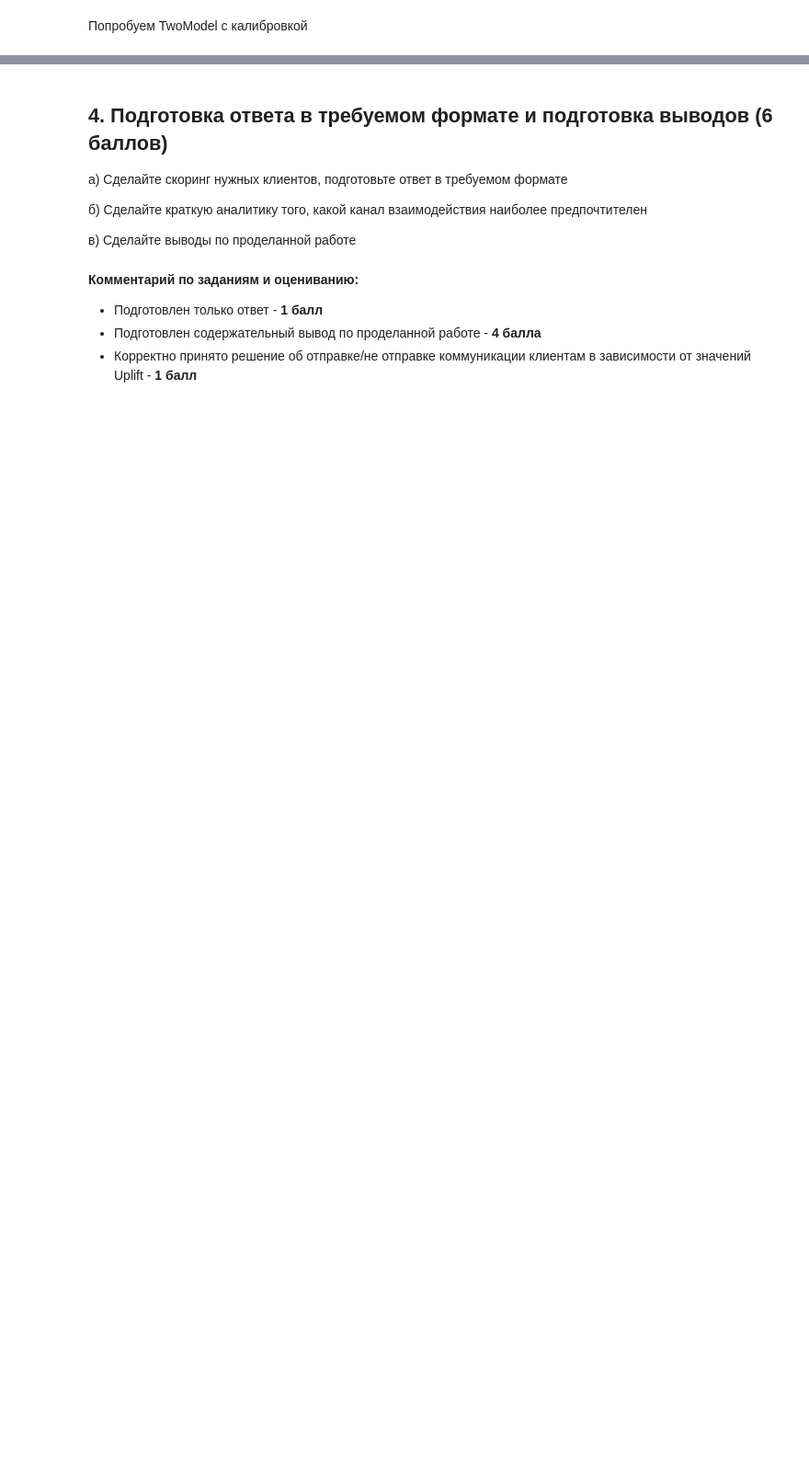
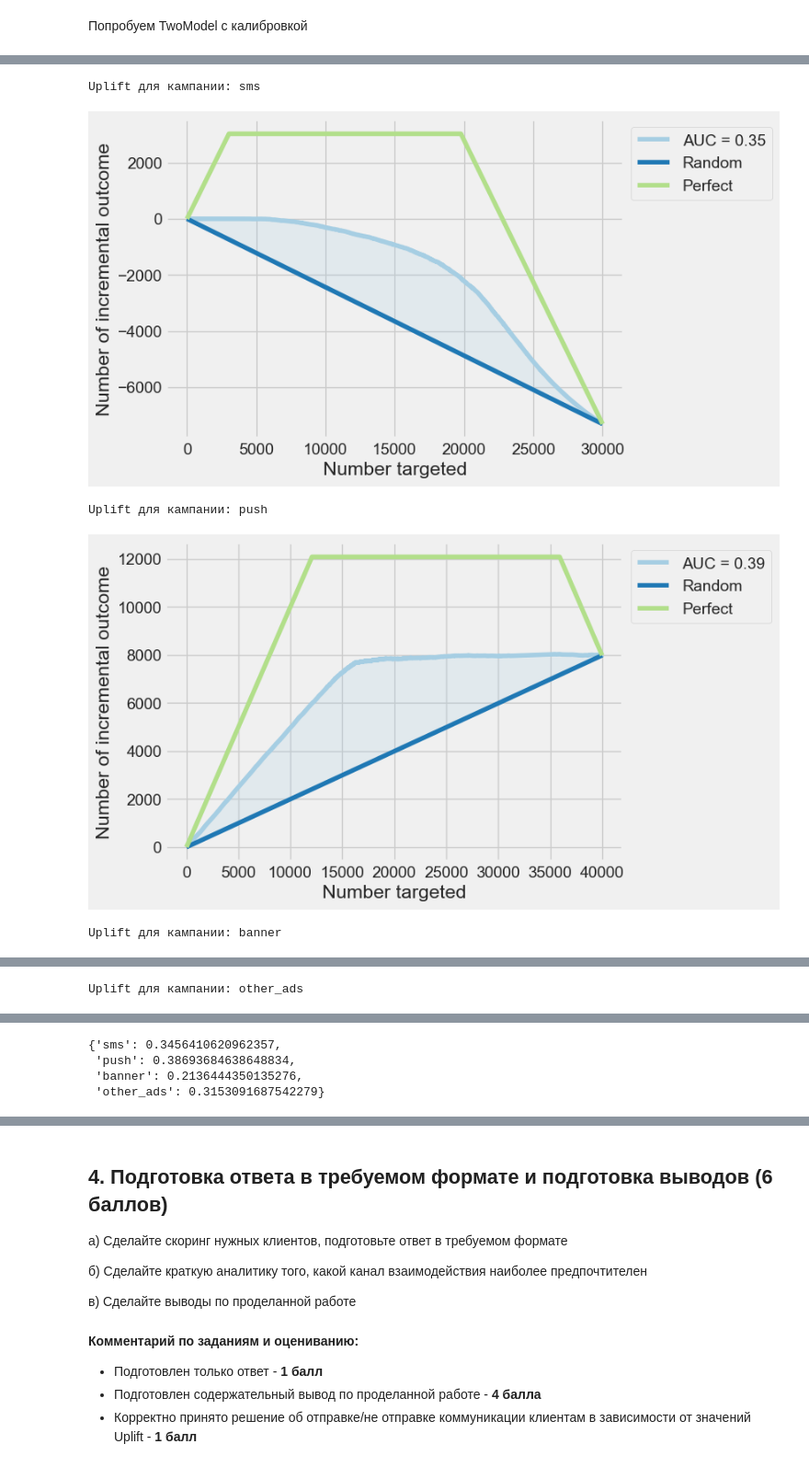
Before and after one commit to Semiteplov/hse-ai-24, a Jupyter notebook: ml/hws/lesson_6_uplift/homework/AI_HW6_uplift.ipynb, the cells around one changed output, grey strips where cells are left out. Shown at 92% size. Saved outputs shown, nothing was run; the diff lists cells and outputs as text; code cells hidden in the pictures; blank space fills up the shorter version.

```diff
--- a/ml/hws/lesson_6_uplift/homework/AI_HW6_uplift.ipynb
+++ b/ml/hws/lesson_6_uplift/homework/AI_HW6_uplift.ipynb
@@ -868,0 +864,22 @@ Uplift для кампании: other_ads
+# %%
+def calibrated_class_transformation():
+    """
+    Class transformation с калибровкой и StratifiedKFold.
+    """
+    model = CatBoostClassifier(silent=True, eval_metric='Logloss', thread_count=-1, random_state=RANDOM_STATE)
+
+    skf = StratifiedKFold(n_splits=5, random_state=RANDOM_STATE, shuffle=True)
+
+    calib_model = CalibratedClassifierCV(estimator=model, method='isotonic', cv=skf)
+
+    return ClassTransformation(calib_model)
+
+
+calibrated_class_transformation_score = train_uplift_by_campaign(df_joined, calibrated_class_transformation)
+calibrated_class_transformation_score
+# %% [output]
+Uplift для кампании: sms
+[figure, added]
+Uplift для кампании: push
+[figure, added]
+Uplift для кампании: banner
@@ -868,0 +887 @@ Uplift для кампании: other_ads
+Uplift для кампании: other_ads
@@ -869,3 +889,7 @@ Uplift для кампании: other_ads
+{'sms': 0.3456410620962357,
+ 'push': 0.38693684638648834,
+ 'banner': 0.2136444350135276,
+ 'other_ads': 0.3153091687542279}
 # %%
 from causalml.inference.tree import UpliftRandomForestClassifier
 
```
Also changed, not shown: parts of 38 cells of this notebook.
